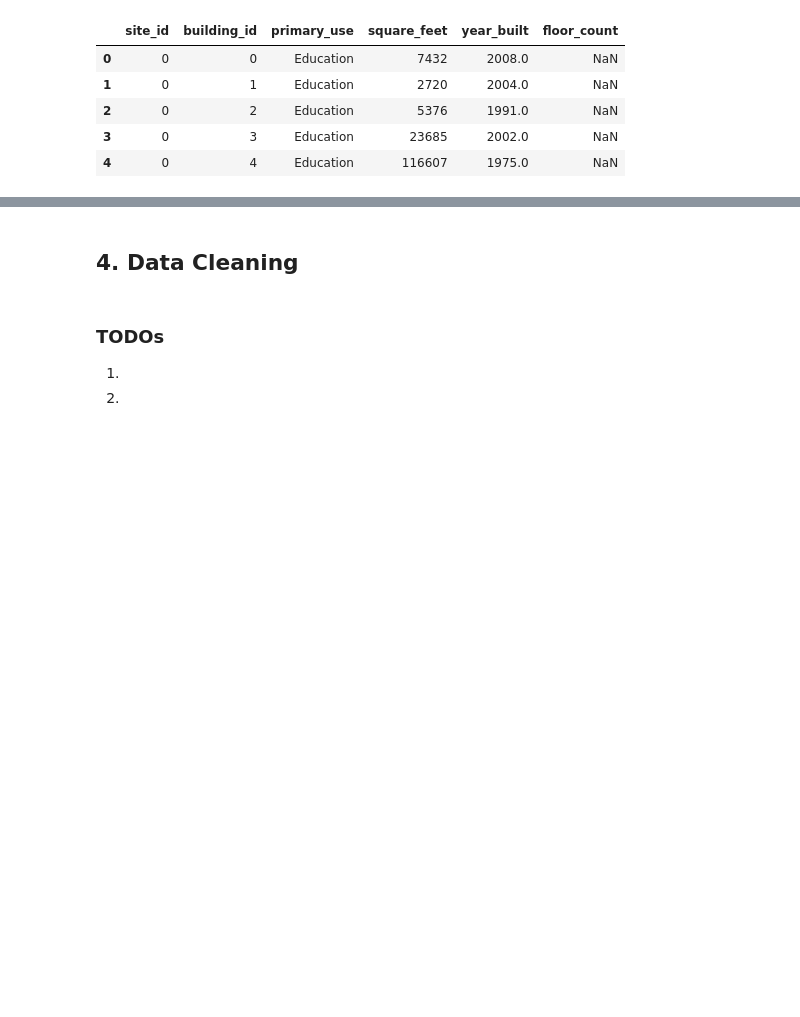
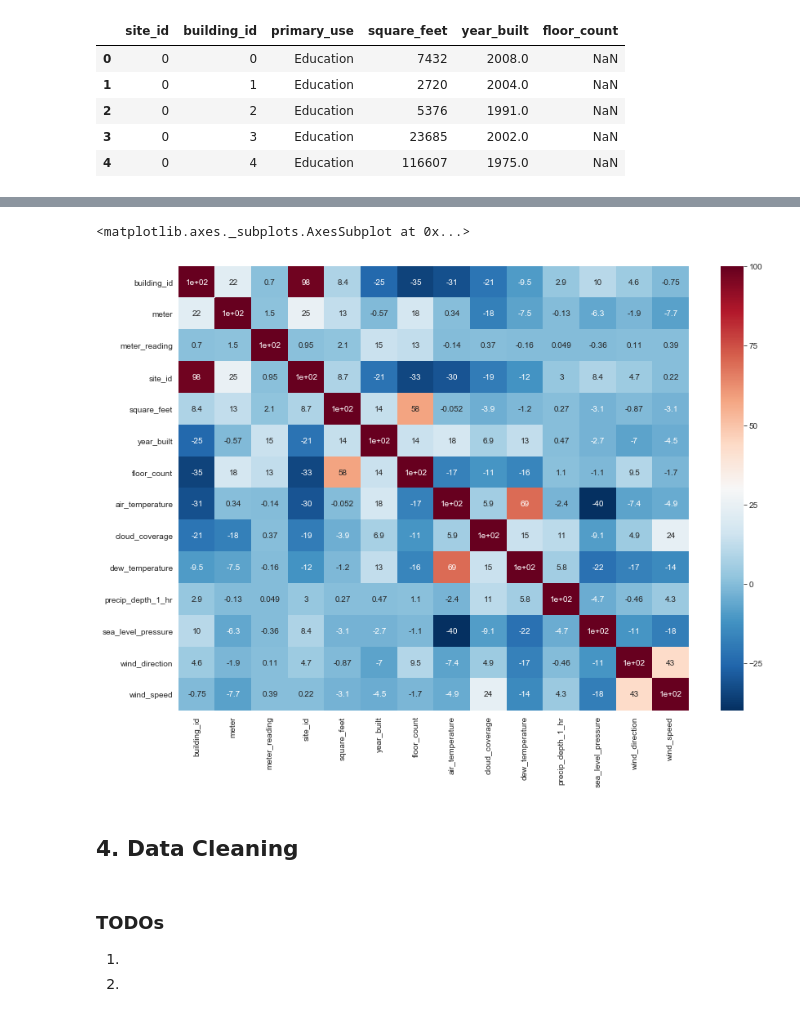
Before and after one commit to Joy879/DataScience-GreatEnergyPredictor, a Jupyter notebook: ASHRAE - Great Energy Predictor III.ipynb, the cells around one changed output, grey strips where cells are left out. Cells and saved outputs as stored; diff of their text form; code cells hidden in the pictures; blank space fills up the shorter version.

```diff
--- a/ASHRAE - Great Energy Predictor III.ipynb
+++ b/ASHRAE - Great Energy Predictor III.ipynb
@@ -325,3 +325,11 @@ merged_df
+# %%
+temp_df = merged_df['2016-05-01':]
+correlation1 = temp_df.corr()
+plt.figure(figsize=(14, 10))
+sns.heatmap(correlation1*100, cmap='RdBu_r', annot=True)
+# %% [output]
+<matplotlib.axes._subplots.AxesSubplot at 0x...>
+[figure, added]
 # %% [markdown]
 ## 4. Data Cleaning
 # %% [markdown]
```
Also changed, not shown: parts of 16 cells of this notebook.
